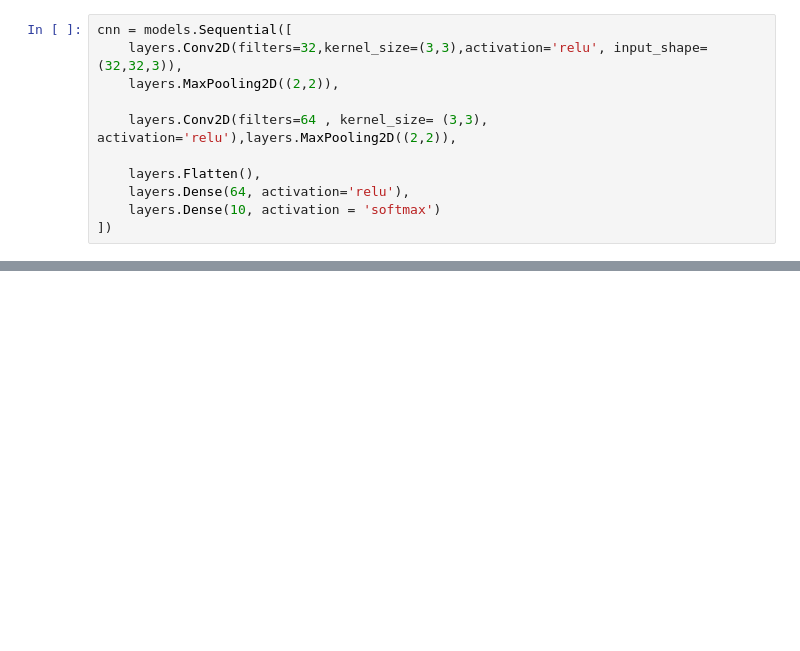
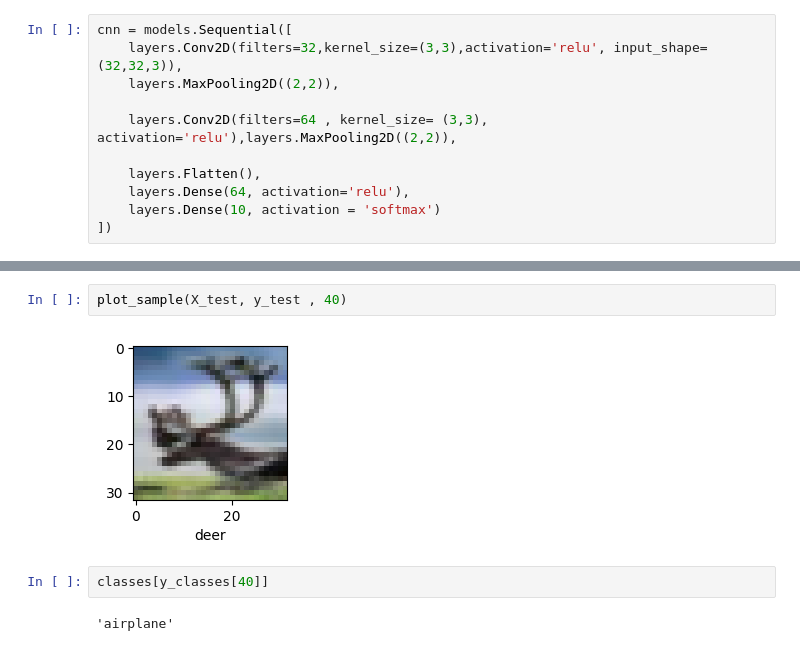
Before and after one commit to Shristi0124/Image_Reacognition_with_Convolutional, a Jupyter notebook: Image_Recorgnizer.ipynb, the cells around one changed output, grey strips where cells are left out. Saved outputs shown, nothing was run; the diff lists cells and outputs as text; blank space fills up the shorter version.

```diff
--- a/Image_Recorgnizer.ipynb
+++ b/Image_Recorgnizer.ipynb
@@ -131,0 +162,8 @@ cnn.compile(optimizeer ='adam')
+# %%
+plot_sample(X_test, y_test , 40)
+# %% [output]
+[figure, added]
+# %%
+classes[y_classes[40]]
+# %% [output]
+'airplane'
```
Also changed, not shown: parts of 11 cells of this notebook.
